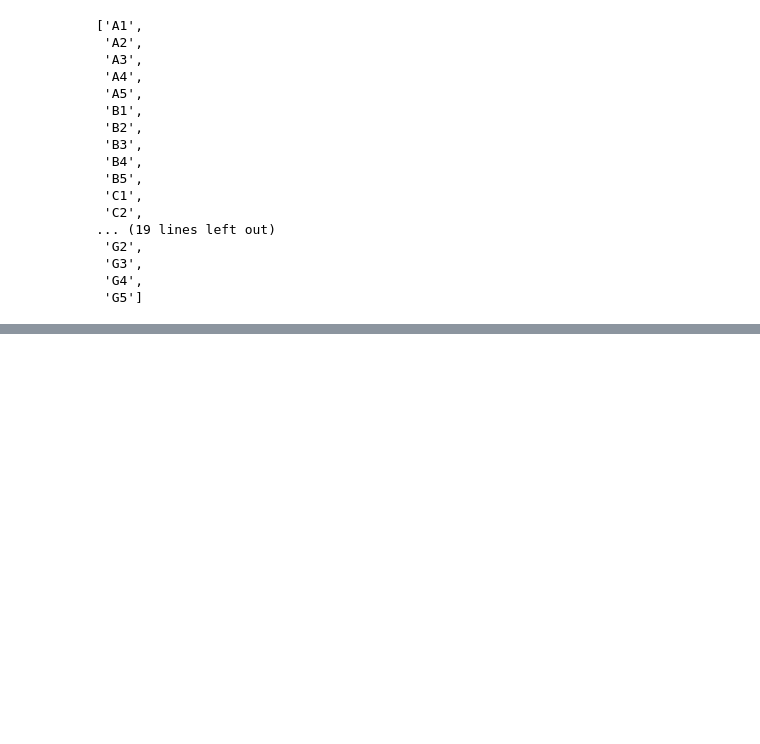
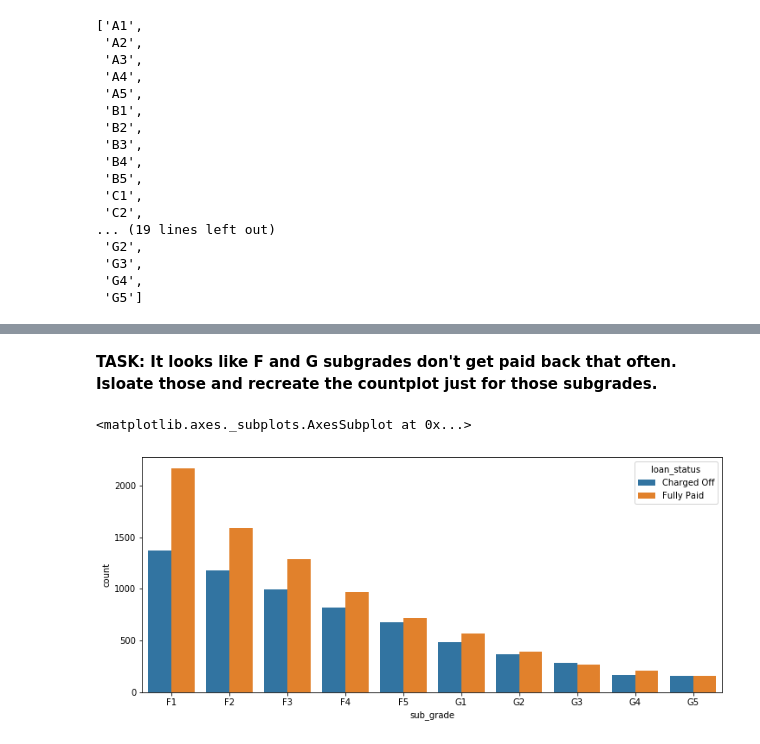
Before and after one commit to GkouskosV/Python-for-Data-Science-and-Machine-Learning-Bootcamp, a Jupyter notebook: Deep_Learning_Sections/Keras_LendingClub_API_Project.ipynb, the cells around one changed output, grey strips where cells are left out. Cells and saved outputs as stored; diff of their text form; code cells hidden in the pictures; blank space fills up the shorter version.

```diff
--- a/Deep_Learning_Sections/Keras_LendingClub_API_Project.ipynb
+++ b/Deep_Learning_Sections/Keras_LendingClub_API_Project.ipynb
@@ -380,0 +402,8 @@ list(sorted(df['sub_grade'].unique()))
+# %% [markdown]
+**TASK: It looks like F and G subgrades don't get paid back that often. Isloate those and recreate the countplot just for those subgrades.**
+# %%
+plt.figure(figsize=(12,5))
+sns.countplot(x='sub_grade', data=df[df['sub_grade'] > 'F'].sort_values('sub_grade'), hue='loan_status')
+# %% [output]
+<matplotlib.axes._subplots.AxesSubplot at 0x...>
+[figure, added]
```
Also changed, not shown: parts of 5 cells of this notebook.
